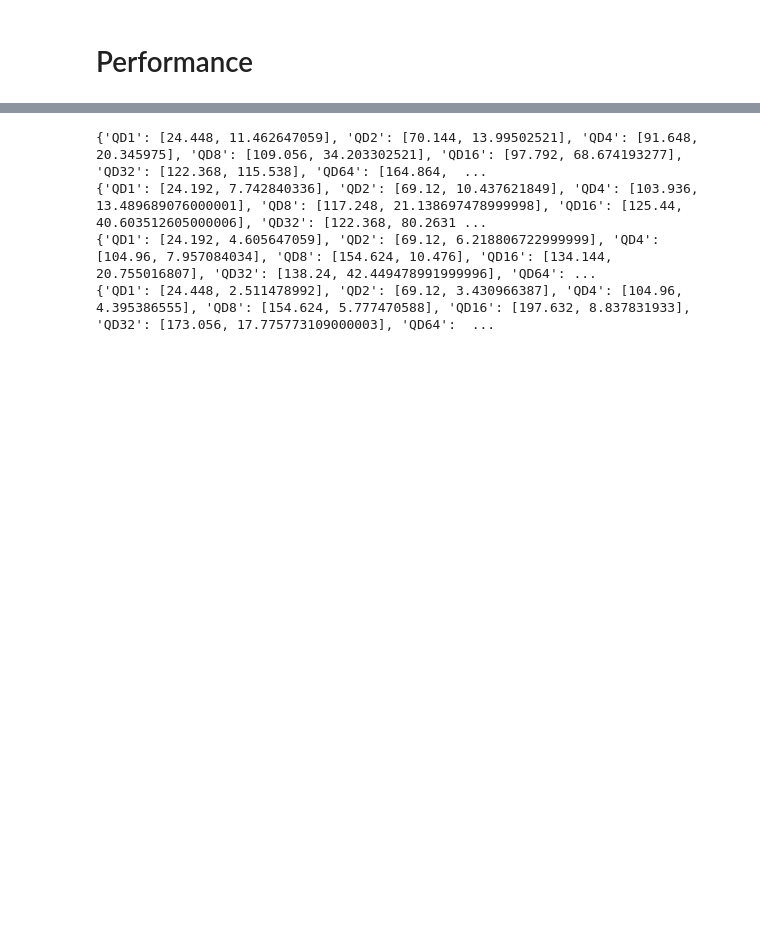
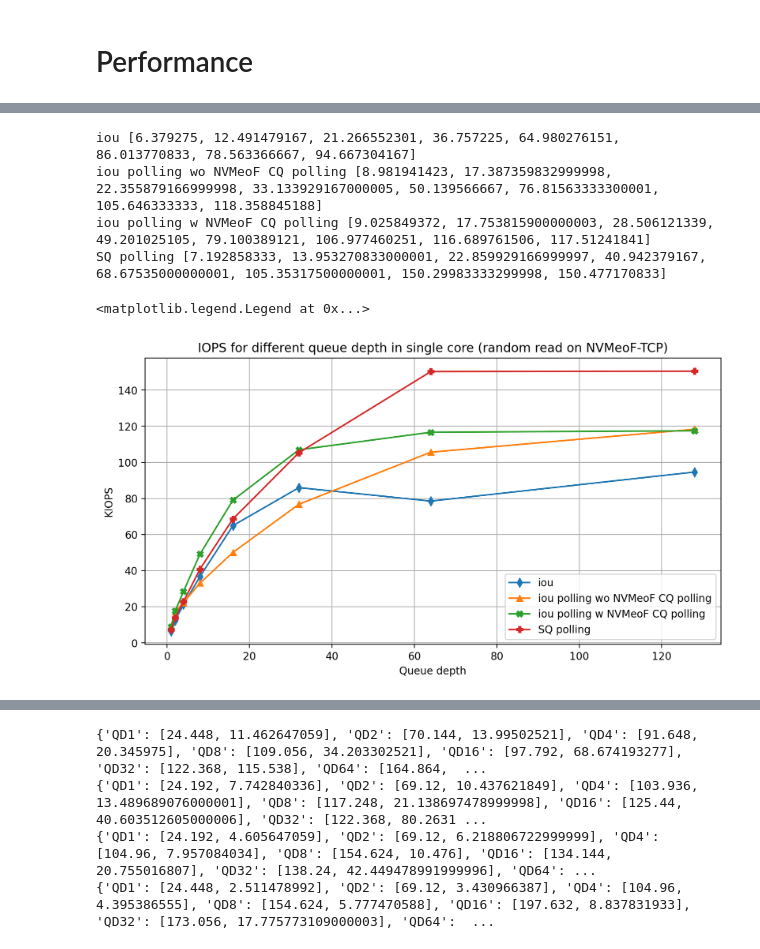
Before and after one commit to bergstartup/master-thesis, a Jupyter notebook: observations/visualizer.ipynb, the cells around one changed output, grey strips where cells are left out. Cells and saved outputs as stored; diff of their text form; code cells hidden in the pictures; blank space fills up the shorter version.

```diff
--- a/observations/visualizer.ipynb
+++ b/observations/visualizer.ipynb
@@ -297,3 +300,12 @@ remote_npoll_iou_SSD_randread_QD256_P1_4k {'all': {'usr': '1.26', 'sys': '8.39',
+# %%
+fig, ax = plt.subplots(figsize=(15, 6), dpi=200)
+for i in QD:
+    cpu_local_utilization("local_poll_ioup_SSD_randread_QD{}_P1_4k".format(i),"QD{}".format(i), 0)
+plt.title('CPU utilization at initiator for different queue depths with iou (random reads on NVMeoF)')
+plt.xlabel("Queue depth")
+handles, labels = plt.gca().get_legend_handles_labels()
+by_label = dict(zip(labels, handles))
+plt.legend(by_label.values(), by_label.keys())
 # %%
 fig, ax = plt.subplots(figsize=(15, 6), dpi=200)
 for i in QD:
@@ -420,3 +384,25 @@ plt.title('IOPS for different number of cores with QD128 (random read on NVMeoF-
 plt.xlabel("Number of process")
 plt.ylabel('KIOPS')
 plt.legend()
+# %%
+fig, ax = plt.subplots(figsize=(10, 5), dpi=200)
+CALLS=0
+labels = ["iou","iou polling wo NVMeoF CQ polling","iou polling w NVMeoF CQ polling","SQ polling"]
+for en, j in enumerate(["npoll_iou","npoll_ioup","poll_ioup","poll_iousp"]):
+    experiments=[]
+    for i in [1, 2, 4, 8, 16, 32, 64, 128]:
+        experiments.append("remote_{}_SSD_randread_QD{}_P1_4k".format(j, i))
+    plot_iops_line(experiments, [1, 2, 4, 8, 16, 32, 64, 128], labels[en])
+
+#plt.plot(PROCESS, [434 for i in PROCESS],color='black')
+plt.title('IOPS for different queue depth in single core (random read on NVMeoF-TCP)')
+plt.xlabel("Queue depth")
+plt.ylabel('KIOPS')
+plt.legend()
+# %% [output]
+iou [6.379275, 12.491479167, 21.266552301, 36.757225, 64.980276151, 86.013770833, 78.563366667, 94.667304167]
+iou polling wo NVMeoF CQ polling [8.981941423, 17.387359832999998, 22.355879166999998, 33.133929167000005, 50.139566667, 76.81563333300001, 105.646333333, 118.358845188]
+iou polling w NVMeoF CQ polling [9.025849372, 17.753815900000003, 28.506121339, 49.201025105, 79.100389121, 106.977460251, 116.689761506, 117.51241841]
+SQ polling [7.192858333, 13.953270833000001, 22.859929166999997, 40.942379167, 68.67535000000001, 105.35317500000001, 150.29983333299998, 150.477170833]
+<matplotlib.legend.Legend at 0x...>
+[figure, added]
```
Also changed, not shown: parts of 40 cells of this notebook, 1 other file.
